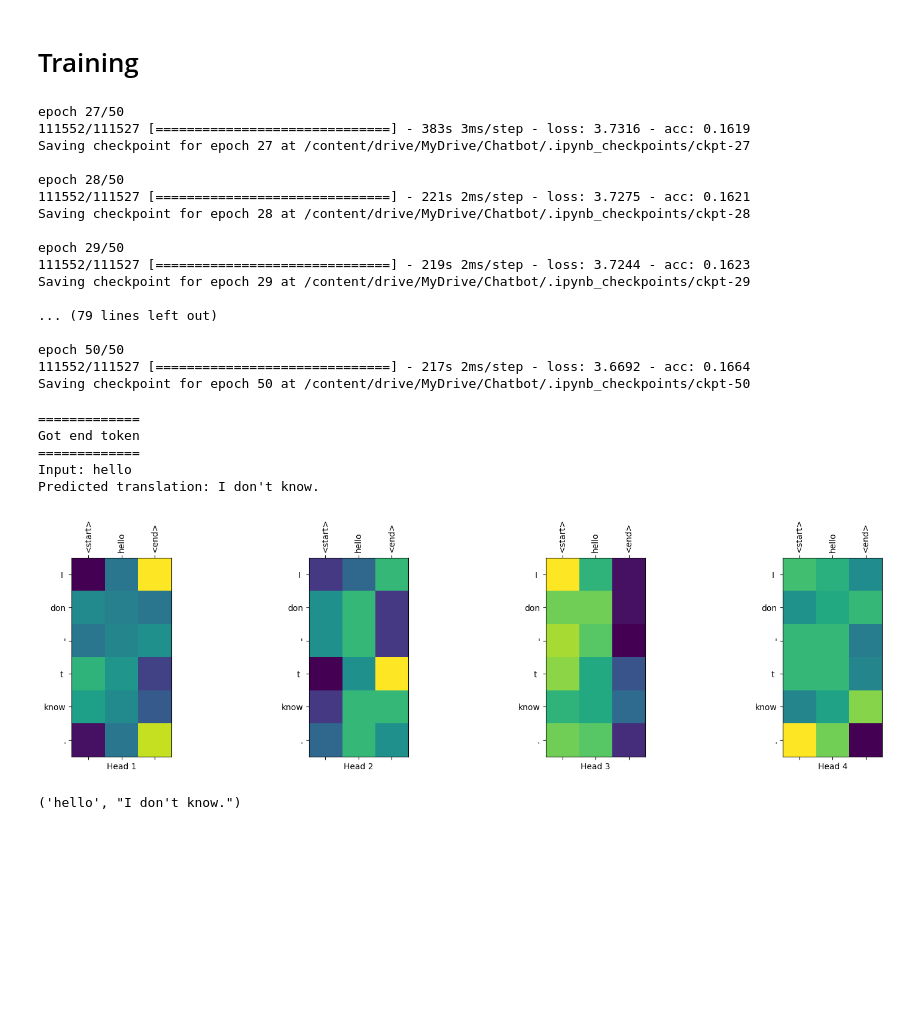
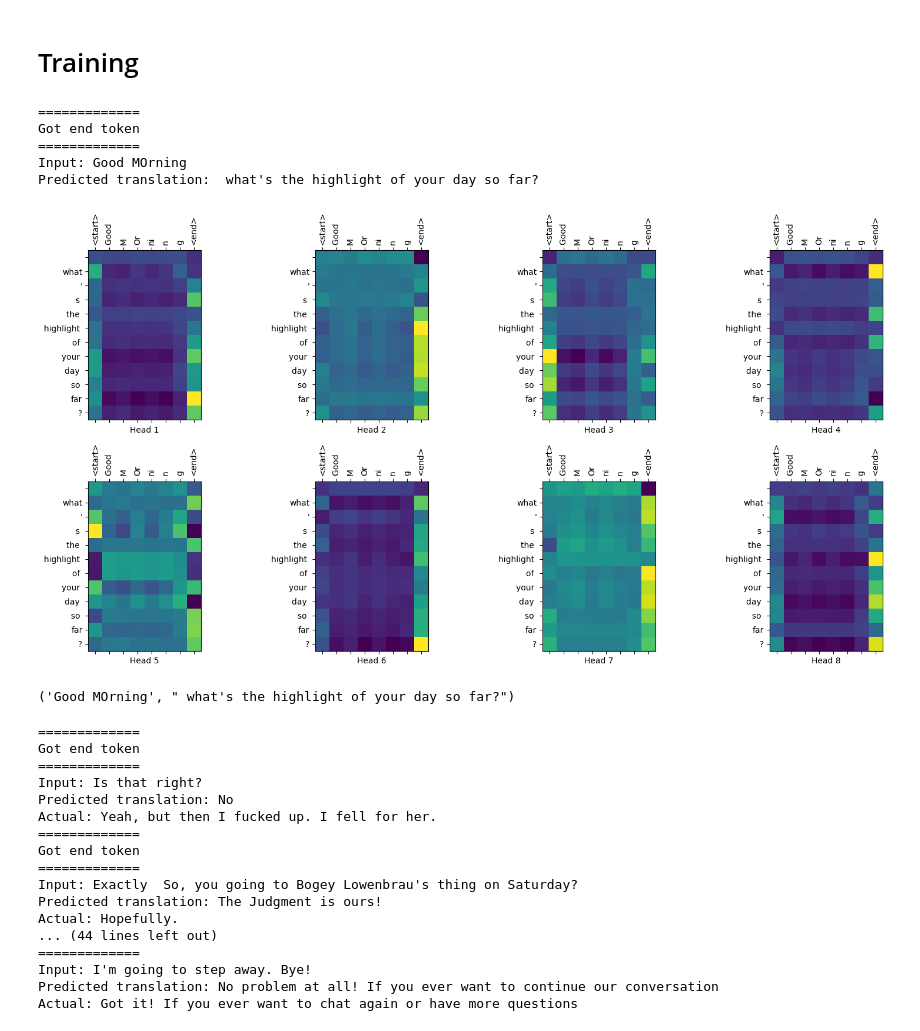
Before and after one commit to amankumawat-567/ChatBOT, a Jupyter notebook: ChatBot.ipynb, the cells around one changed output. Cells and saved outputs as stored; diff of their text form; code cells hidden in the pictures; blank space fills up the shorter version.

Commit message:
model trained fully

```diff
--- a/ChatBot.ipynb
+++ b/ChatBot.ipynb
@@ -18,7 +18,7 @@ import tensorflow as tf
 # %%
 from google.colab import drive
 drive.mount('/content/drive')
-df= pd.read_csv('/content/drive/MyDrive/Chatbot/Dataset/dialogs_expanded.csv',encoding='latin-1')
+df= pd.read_csv('/content/drive/MyDrive/Chatbot/Dataset/myGPT_dataset(s).csv',encoding='latin-1')
 dataset = df[['question','answer']]
 dataset.head()
 # %% [output]
@@ -646,5 +646,20 @@ Trainable params: 18018356 (68.73 MB)
 Non-trainable params: 0 (0.00 Byte)
 _________________________________________________________________
+# %%
+num_layers = 4
+d_model = 128
+dff = 512
+num_heads = 8
+input_vocab_size = tokenizer_q.vocab_size + 2
+target_vocab_size = tokenizer_a.vocab_size + 2
+dropout_rate = 0.1
+
+
+transformer = Transformer(num_layers, d_model, num_heads, dff,
+                          input_vocab_size, target_vocab_size,
+                          pe_input=input_vocab_size,
+                          pe_target=target_vocab_size,
+                          rate=dropout_rate)
 # %% [markdown]
 # **Custom learning rate, proposed in the paper**
 ## First learning rate will be high and then after some epochs it will be decreasing ONLY
@@ -794,7 +809,7 @@ def train_step(inp, tar):
 # %% [markdown]
 #  Training
 # %%
-EPOCHS = 50
+EPOCHS = 300
 batch_size = 64
 metrics_names = ['loss', 'acc']
 train_loss.reset_states()
@@ -812,24 +827,6 @@ for epoch in range(latest_checkpoint_epoch,EPOCHS):
         pb_i.add(batch_size, values=values)
 
     save_checkpoint(epoch)
-# %% [output]
-epoch 27/50
-111552/111527 [==============================] - 383s 3ms/step - loss: 3.7316 - acc: 0.1619
-Saving checkpoint for epoch 27 at /content/drive/MyDrive/Chatbot/.ipynb_checkpoints/ckpt-27
-
-epoch 28/50
-111552/111527 [==============================] - 221s 2ms/step - loss: 3.7275 - acc: 0.1621
-Saving checkpoint for epoch 28 at /content/drive/MyDrive/Chatbot/.ipynb_checkpoints/ckpt-28
-
-epoch 29/50
-111552/111527 [==============================] - 219s 2ms/step - loss: 3.7244 - acc: 0.1623
-Saving checkpoint for epoch 29 at /content/drive/MyDrive/Chatbot/.ipynb_checkpoints/ckpt-29
-
-... (79 lines left out)
-
-epoch 50/50
-111552/111527 [==============================] - 217s 2ms/step - loss: 3.6692 - acc: 0.1664
-Saving checkpoint for epoch 50 at /content/drive/MyDrive/Chatbot/.ipynb_checkpoints/ckpt-50
 # %%
 import matplotlib.pyplot as plt
 import matplotlib.ticker as ticker
@@ -934,13 +931,43 @@ def reply(sentence, transformer,  tokenizer_q, tokenizer_a, plot=''):
         plot_attention_weights(attention_weights,tokenizer_q, tokenizer_a, sentence, result, plot)
     return sentence, predicted_sentence
 # %%
-inp_sentence = "hello"
+inp_sentence = "Good MOrning"
 reply(inp_sentence, transformer,  tokenizer_q, tokenizer_a, "decoder_layer2_block2")
 # %% [output]
 =============
 Got end token
 =============
-Input: hello
-Predicted translation: I don't know.
+Input: Good MOrning
+Predicted translation:  what's the highlight of your day so far?
-[figure, old version]
+[figure, new version]
-('hello', "I don't know.")
+('Good MOrning', " what's the highlight of your day so far?")
+# %%
+import nltk.translate.bleu_score as bleu
+from tqdm import tqdm
+test_q = validation["question"].values[10:20]
+test_a = validation["answer"].values[10:20]
+bss = []
+for i in range(10):
+    input_test_sentence = test_q[i]
+    input_sentence, pred_string = reply(input_test_sentence, transformer,  tokenizer_q, tokenizer_a, plot='')
+    print("Actual:", test_a[i])
+    reference = [test_a[i].split()] # the original
+    translation = pred_string.split()
+# %% [output]
+=============
+Got end token
+=============
+Input: Is that right?
+Predicted translation: No
+Actual: Yeah, but then I fucked up. I fell for her.
+=============
+Got end token
+=============
+Input: Exactly  So, you going to Bogey Lowenbrau's thing on Saturday?
+Predicted translation: The Judgment is ours!
+Actual: Hopefully.
+... (44 lines left out)
+=============
+Input: I'm going to step away. Bye!
+Predicted translation: No problem at all! If you ever want to continue our conversation
+Actual: Got it! If you ever want to chat again or have more questions
```
Also changed, not shown: parts of 7 cells of this notebook.
